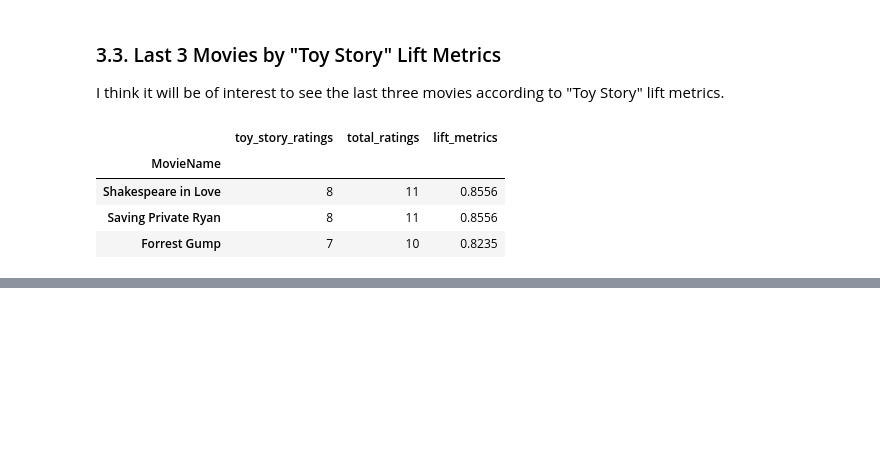
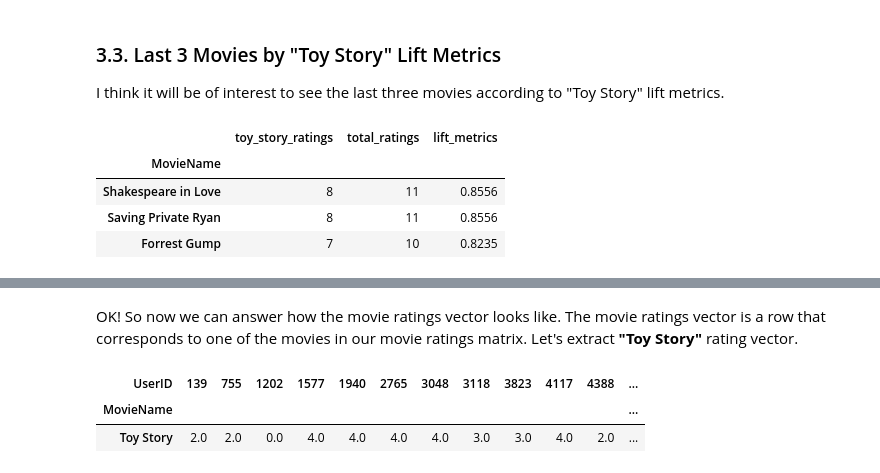
Before and after one commit to alv2017/DataAnalysis---MovieRatings, a Jupyter notebook: notebooks/MovieRatings_AssociationMetrics.ipynb, the cells around one changed output, grey strips where cells are left out. Cells and saved outputs as stored; diff of their text form; code cells hidden in the pictures; blank space fills up the shorter version.

```diff
--- a/notebooks/MovieRatings_AssociationMetrics.ipynb
+++ b/notebooks/MovieRatings_AssociationMetrics.ipynb
@@ -262,0 +295,9 @@ lift_metrics_summary.tail(n=3)
+# %% [markdown]
+OK! So now we can answer how the movie ratings vector looks like. The movie ratings vector is a row that corresponds to one of the movies in our movie ratings matrix. Let's extract **"Toy Story"** rating vector.
+# %%
+# Toy Story Rating Vector
+movie_ratings_matrix.loc[["Toy Story"], :]
+# %% [output]
+| UserID | 139 | 755 | 1202 | 1577 | 1940 | 2765 | 3048 | 3118 | 3823 | 4117 | 4388 | ... |
+| MovieName |  |  |  |  |  |  |  |  |  |  |  | ... |
+| Toy Story | 2.0 | 2.0 | 0.0 | 4.0 | 4.0 | 4.0 | 4.0 | 3.0 | 3.0 | 4.0 | 2.0 | ... |
```
Also changed, not shown: parts of 13 cells of this notebook.
